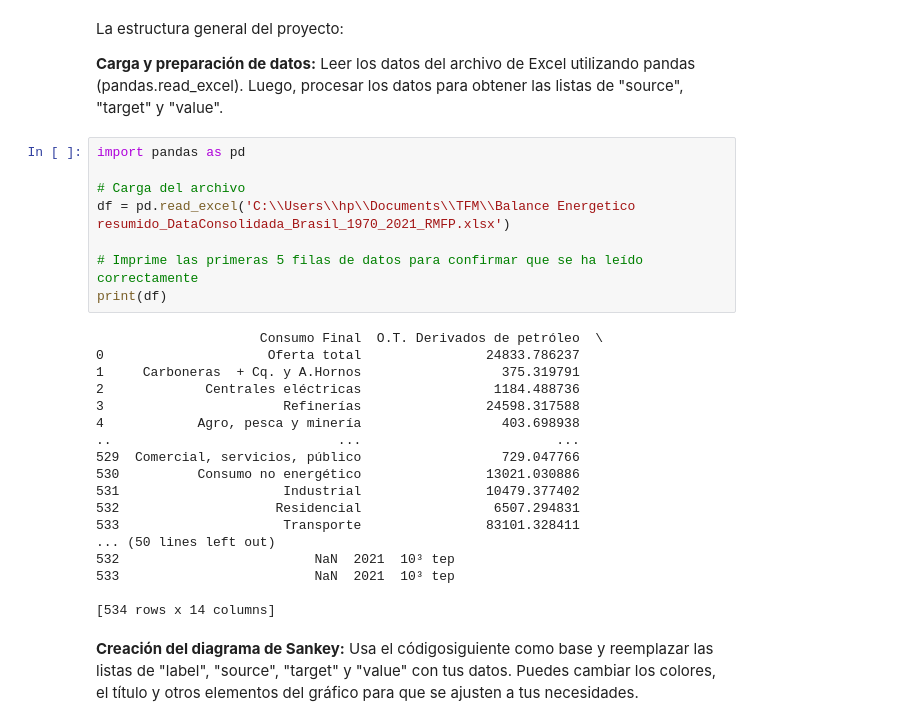
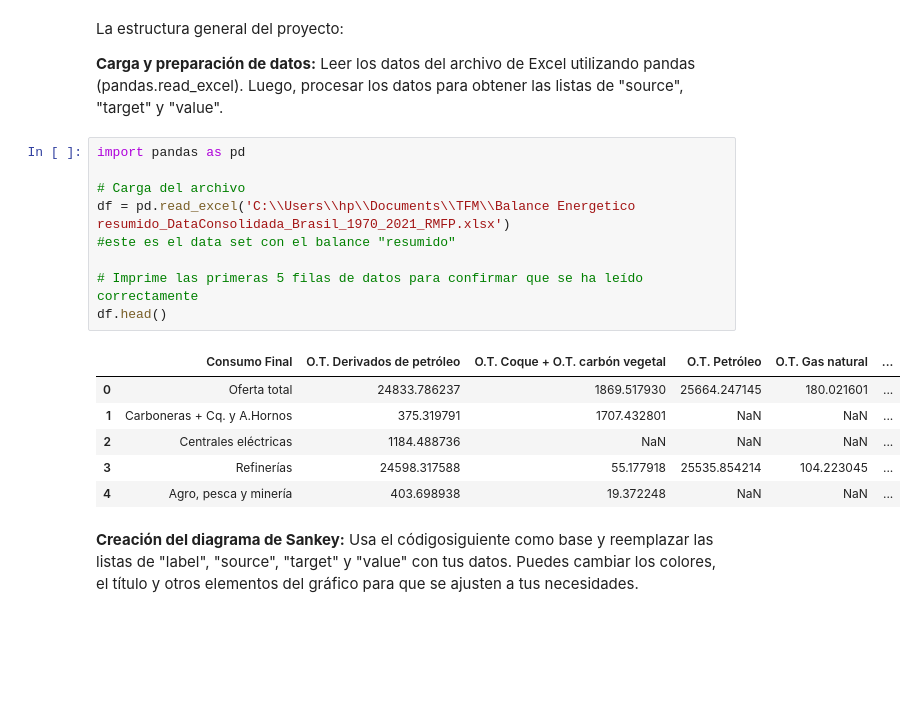
Before and after one commit to NamNguyen2015/TFM, a Jupyter notebook: codes/TFM_RMFP.ipynb, the cells around one changed output. Cells and saved outputs as stored; diff of their text form; blank space fills up the shorter version.

```diff
--- a/codes/TFM_RMFP.ipynb
+++ b/codes/TFM_RMFP.ipynb
@@ -11,29 +11,19 @@ La estructura general del proyecto:
 # %%
 import pandas as pd
 
 # Carga del archivo
 df = pd.read_excel('C:\\Users\\hp\\Documents\\TFM\\Balance Energetico resumido_DataConsolidada_Brasil_1970_2021_RMFP.xlsx')
+#este es el data set con el balance "resumido"
 
 # Imprime las primeras 5 filas de datos para confirmar que se ha leído correctamente
-print(df)
+df.head()
 # %% [output]
-                     Consumo Final  O.T. Derivados de petróleo  \
-0                     Oferta total                24833.786237
-1     Carboneras  + Cq. y A.Hornos                  375.319791
-2             Centrales eléctricas                 1184.488736
-3                       Refinerías                24598.317588
-4            Agro, pesca y minería                  403.698938
-..                             ...                         ...
-529  Comercial, servicios, público                  729.047766
-530          Consumo no energético                13021.030886
-531                     Industrial                10479.377402
-532                    Residencial                 6507.294831
-533                     Transporte                83101.328411
-... (50 lines left out)
-532                         NaN  2021  10³ tep
-533                         NaN  2021  10³ tep
-
-[534 rows x 14 columns]
+|  | Consumo Final | O.T. Derivados de petróleo | O.T. Coque + O.T. carbón vegetal | O.T. Petróleo | O.T. Gas natural | ... |
+| 0 | Oferta total | 24833.786237 | 1869.517930 | 25664.247145 | 180.021601 | ... |
+| 1 | Carboneras + Cq. y A.Hornos | 375.319791 | 1707.432801 | NaN | NaN | ... |
+| 2 | Centrales eléctricas | 1184.488736 | NaN | NaN | NaN | ... |
+| 3 | Refinerías | 24598.317588 | 55.177918 | 25535.854214 | 104.223045 | ... |
+| 4 | Agro, pesca y minería | 403.698938 | 19.372248 | NaN | NaN | ... |
 # %% [markdown]
 **Creación del diagrama de Sankey:** Usa el códigosiguiente como base y reemplazar las listas de "label", "source", "target" y "value" con tus datos. Puedes cambiar los colores, el título y otros elementos del gráfico para que se ajusten a tus necesidades.
 # %% [markdown]
```
Also changed, not shown: parts of 17 cells of this notebook.
